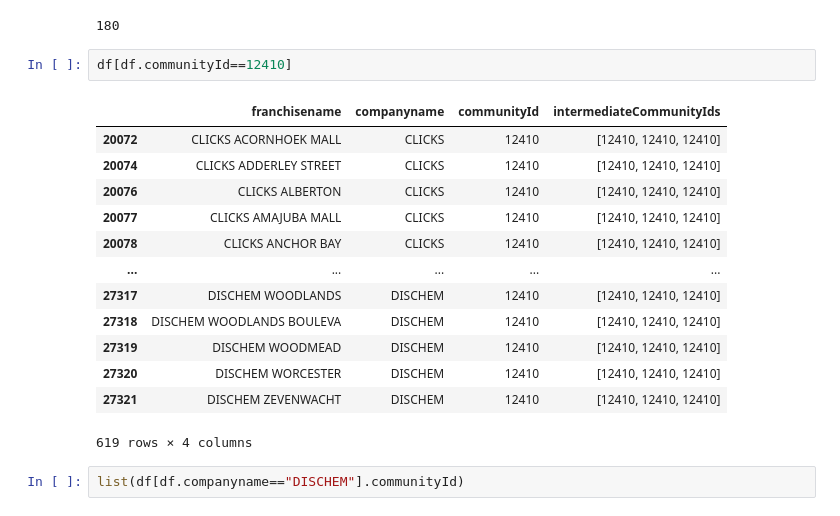
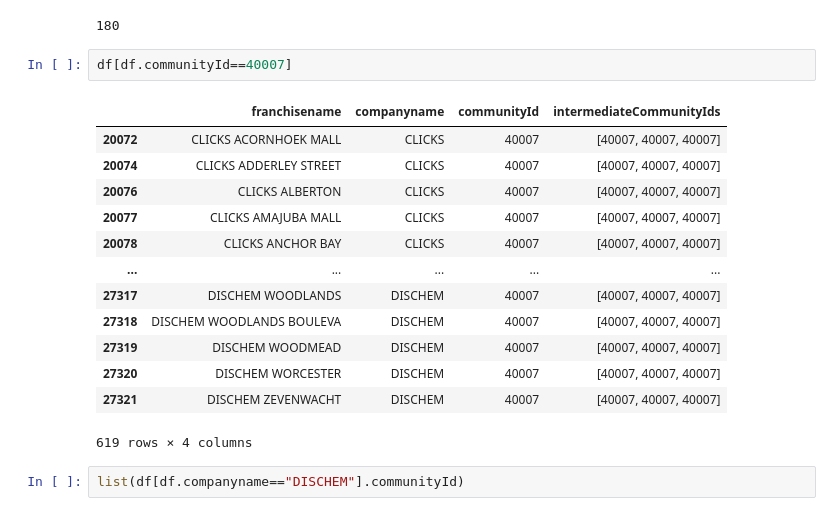
Before and after one commit to ChristoGH/graphing, a Jupyter notebook: neo4j_ds_communityDetection.ipynb, the cells around one changed output. Drawn from its saved outputs; the diff is of its cells as text.

```diff
--- a/neo4j_ds_communityDetection.ipynb
+++ b/neo4j_ds_communityDetection.ipynb
@@ -45,20 +81,20 @@ len(set(df[df.companyname=="CLICKS"].communityId))
 # %% [output]
 180
 # %%
-df[df.communityId==12410]
+df[df.communityId==40007]
 # %% [output]
 |  | franchisename | companyname | communityId | intermediateCommunityIds |
-| 20072 | CLICKS ACORNHOEK MALL | CLICKS | 12410 | [12410, 12410, 12410] |
-| 20074 | CLICKS ADDERLEY STREET | CLICKS | 12410 | [12410, 12410, 12410] |
-| 20076 | CLICKS ALBERTON | CLICKS | 12410 | [12410, 12410, 12410] |
-| 20077 | CLICKS AMAJUBA MALL | CLICKS | 12410 | [12410, 12410, 12410] |
-| 20078 | CLICKS ANCHOR BAY | CLICKS | 12410 | [12410, 12410, 12410] |
+| 20072 | CLICKS ACORNHOEK MALL | CLICKS | 40007 | [40007, 40007, 40007] |
+| 20074 | CLICKS ADDERLEY STREET | CLICKS | 40007 | [40007, 40007, 40007] |
+| 20076 | CLICKS ALBERTON | CLICKS | 40007 | [40007, 40007, 40007] |
+| 20077 | CLICKS AMAJUBA MALL | CLICKS | 40007 | [40007, 40007, 40007] |
+| 20078 | CLICKS ANCHOR BAY | CLICKS | 40007 | [40007, 40007, 40007] |
 | ... | ... | ... | ... | ... |
-| 27317 | DISCHEM WOODLANDS | DISCHEM | 12410 | [12410, 12410, 12410] |
-| 27318 | DISCHEM WOODLANDS BOULEVA | DISCHEM | 12410 | [12410, 12410, 12410] |
-| 27319 | DISCHEM WOODMEAD | DISCHEM | 12410 | [12410, 12410, 12410] |
-| 27320 | DISCHEM WORCESTER | DISCHEM | 12410 | [12410, 12410, 12410] |
-| 27321 | DISCHEM ZEVENWACHT | DISCHEM | 12410 | [12410, 12410, 12410] |
+| 27317 | DISCHEM WOODLANDS | DISCHEM | 40007 | [40007, 40007, 40007] |
+| 27318 | DISCHEM WOODLANDS BOULEVA | DISCHEM | 40007 | [40007, 40007, 40007] |
+| 27319 | DISCHEM WOODMEAD | DISCHEM | 40007 | [40007, 40007, 40007] |
+| 27320 | DISCHEM WORCESTER | DISCHEM | 40007 | [40007, 40007, 40007] |
+| 27321 | DISCHEM ZEVENWACHT | DISCHEM | 40007 | [40007, 40007, 40007] |
 619 rows × 4 columns
 # %%
 list(df[df.companyname=="DISCHEM"].communityId)
```
Also changed, not shown: parts of 9 cells of this notebook, 23 other files.
